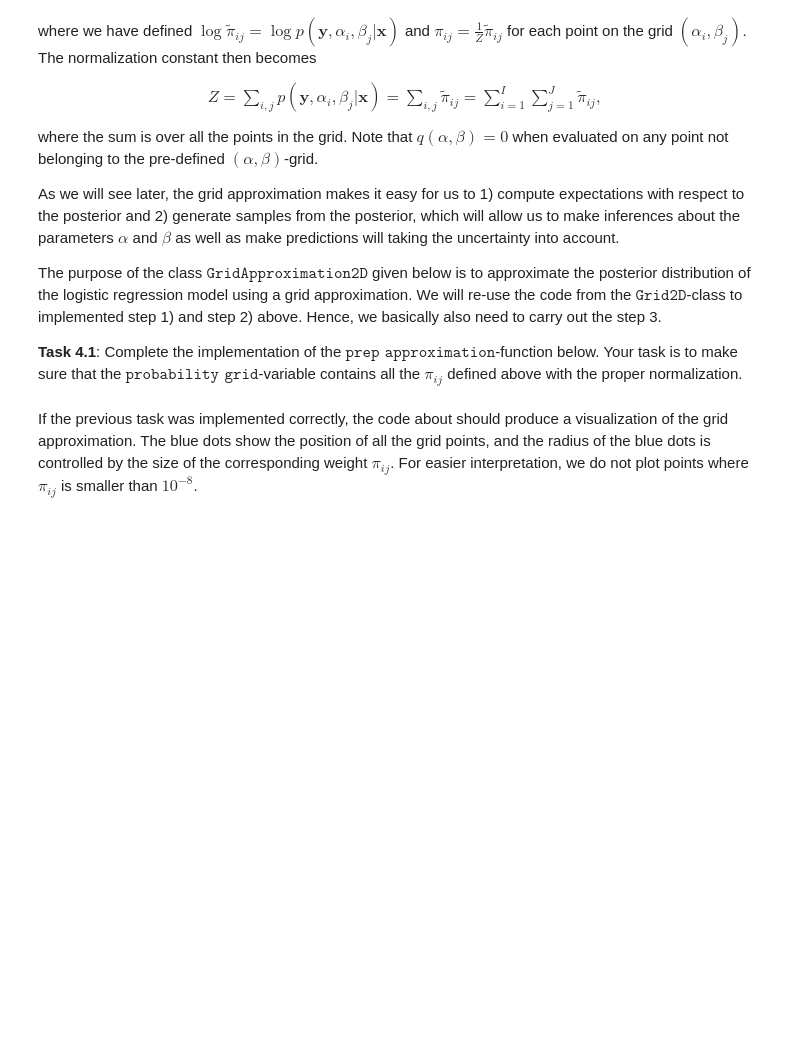
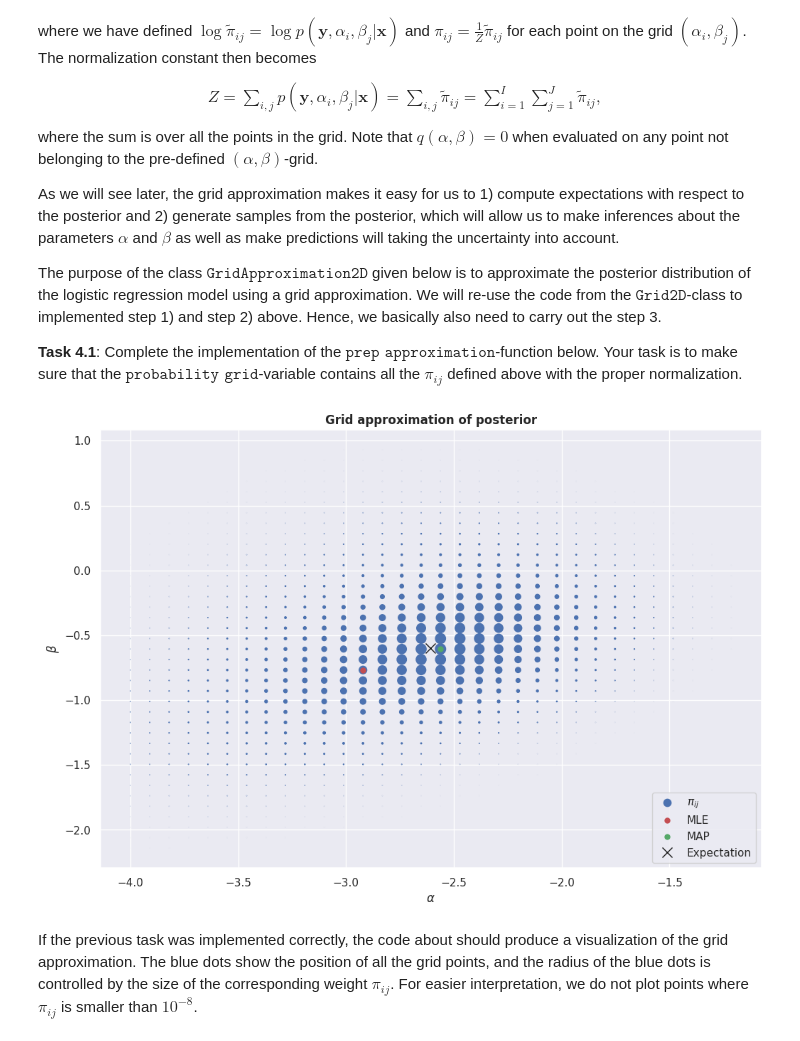
Before and after one commit to nielsenchristianole/bayesian_ml_notes, a Jupyter notebook: excercises/week_02/ex2_handout.ipynb, the cells around one changed output. Cells and saved outputs as stored; diff of their text form; code cells hidden in the pictures; blank space fills up the shorter version.

```diff
--- a/excercises/week_02/ex2_handout.ipynb
+++ b/excercises/week_02/ex2_handout.ipynb
@@ -399,10 +427,9 @@ class GridApproximation2D(Grid2D):
         self.log_joint_grid = self.values
         self.log_joint_grid = self.log_joint_grid - np.max(self.log_joint_grid)
 
-
-
         # [num_alpha, num_beta]-matrix of \pi_{ij}-values summing to 1.
-        self.probabilities_grid = <insert code here>
+        self.probabilities_grid = np.exp(self.log_joint_grid)
+        self.probabilities_grid = self.probabilities_grid / np.sum(self.probabilities_grid)
 
         # flatten for later convinience
         self.alphas_flat = self.alpha_grid.flatten()                                             # shape: [num_alpha*num_beta] = [num_outcomes]
@@ -411,8 +438,9 @@ class GridApproximation2D(Grid2D):
         self.probabilities_flat = self.probabilities_grid.flatten()                              # [num_outcomes]
 
     def compute_marginals(self):
-        self.pi_alpha =  0 #<replace 0 with your solution>
-        self.pi_beta =  0 #<replace 0 with your solution>
+        _sum = self.probabilities_grid.sum()
+        self.pi_alpha = self.probabilities_grid.sum(axis=1) / _sum
+        self.pi_beta = self.probabilities_grid.sum(axis=0) / _sum
 
         # compute marginal distribution using sum rule
     def compute_expectation(self, f):
@@ -422,36 +450,41 @@ class GridApproximation2D(Grid2D):
     def sample(self, num_samples=1):
         """ generate num_samples from the grid approximation distribution """
         idx = np.random.choice(np.arange(self.num_outcomes), p=self.probabilities_flat, size=num_samples)
         return self.alphas_flat[idx], self.betas_flat[idx]
 
     def visualize(self, ax, scaling=8000, title='Grid approximation'):
         idx = self.probabilities_flat > self.threshold
         ax.scatter(self.alphas_flat[idx], self.betas_flat[idx], scaling*self.probabilities_flat[idx],label='$\pi_{ij}$')
         ax.set(xlabel='$\\alpha$', ylabel='$\\beta$')
         ax.set_title(title, fontweight='bold')
 
     def sanity_check(self):
         assert self.probabilities_grid.shape == self.grid_size, "Probability grid does not have shape [num_alphas, num_betas] (self.grid_size). Check your implementation."
         assert np.all(self.probabilities_grid >= 0), "Not all values in probability grid are non-negative. Check your implementation."
         assert np.allclose(self.probabilities_grid.sum(), 1), "Values in probability grid do not sum to one. Check your implementation."
 
 # grid
 num_alpha, num_beta = 90, 100
 alphas = np.linspace(-4, 4, num_alpha)
 betas = np.linspace(-4, 4, num_beta)
 
 # model
 model = LogisticRegression(x, y, N, sigma2_alpha=1.0, sigma2_beta=1.0)
 
 # construct grid approximation for posterior
 post_approx = GridApproximation2D(alphas, betas, model.log_joint, name='Posterior')
 
 # plot
 fig, ax = plt.subplots(1, 1, figsize=(12, 8))
 post_approx.visualize(ax, title='Grid approximation of posterior')
-ax.plot(alpha_MLE, beta_MLE, 'r.', label='MLE', markersize=10);
-ax.plot(alpha_MAP, beta_MAP, 'g.', label='MAP', markersize=10);
-ax.legend();
+ax.plot(alpha_MLE, beta_MLE, 'r.', label='MLE', markersize=10)
+ax.plot(alpha_MAP, beta_MAP, 'g.', label='MAP', markersize=10)
+ax.plot((alphas * post_approx.pi_alpha).sum(), (betas * post_approx.pi_beta).sum(), 'kx', label='Expectation', markersize=10)
+ax.legend()
+
+plt.show()
+# %% [output]
+[figure, added]
 # %% [markdown]
 If the previous task was implemented correctly, the code about should produce a visualization of the grid approximation. The blue dots show the position of all the grid points, and the radius of the blue dots is controlled by the size of the corresponding weight $\pi_{ij}$. For easier interpretation, we do not plot points where $\pi_{ij}$ is smaller than $10^{-8}$.
 # %% [markdown]
```
Also changed, not shown: parts of 9 cells of this notebook.
